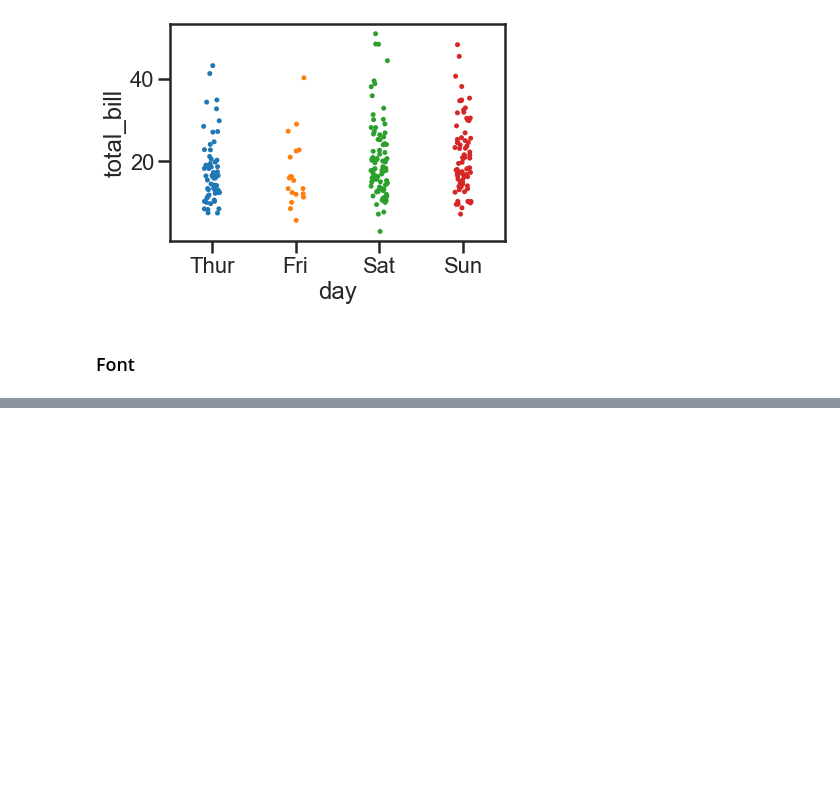
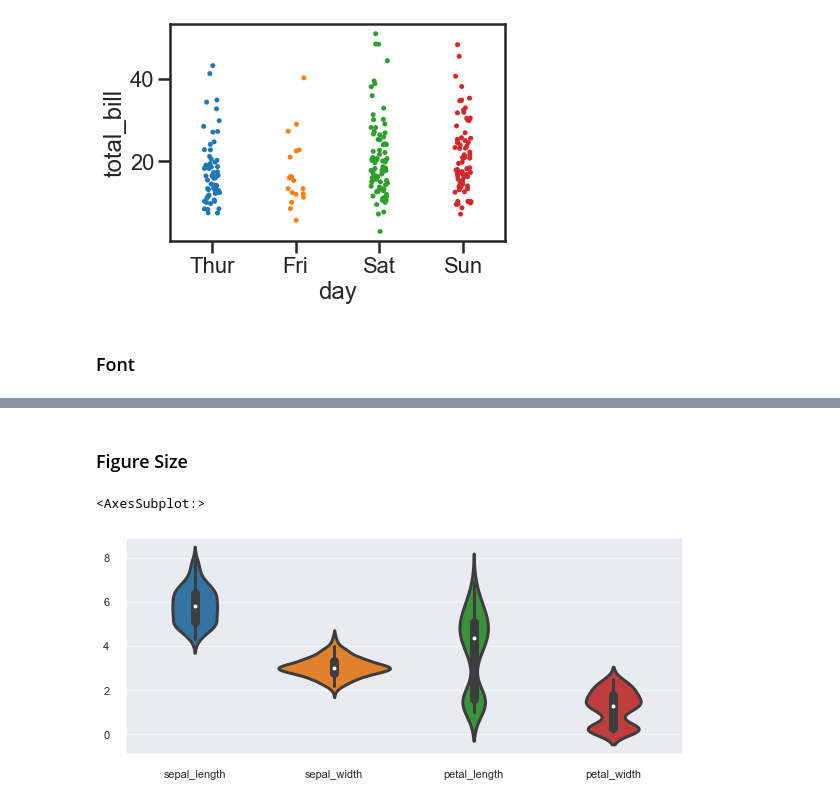
Before and after one commit to imtiaz70/matplotlib, a Jupyter notebook: CH_5.1_Seaborn_Styles.ipynb, the cells around one changed output, grey strips where cells are left out. Cells and saved outputs as stored; diff of their text form; code cells hidden in the pictures; blank space fills up the shorter version.

```diff
--- a/CH_5.1_Seaborn_Styles.ipynb
+++ b/CH_5.1_Seaborn_Styles.ipynb
@@ -51,0 +52,15 @@ sns.stripplot( x='day' , y='total_bill' , data=tips)
+# %% [markdown]
+### Figure Size
+# %%
+from ctypes import sizeof
+
+
+# fig , ax = plt.subplot()
+iris = sns.load_dataset('iris')
+
+
+figure(figsize=(10, 4))     # ?
+sns.violinplot(data=iris)
+# %% [output]
+<AxesSubplot:>
+[figure, added]
```
Also changed, not shown: parts of 2 cells of this notebook, 2 other files.
